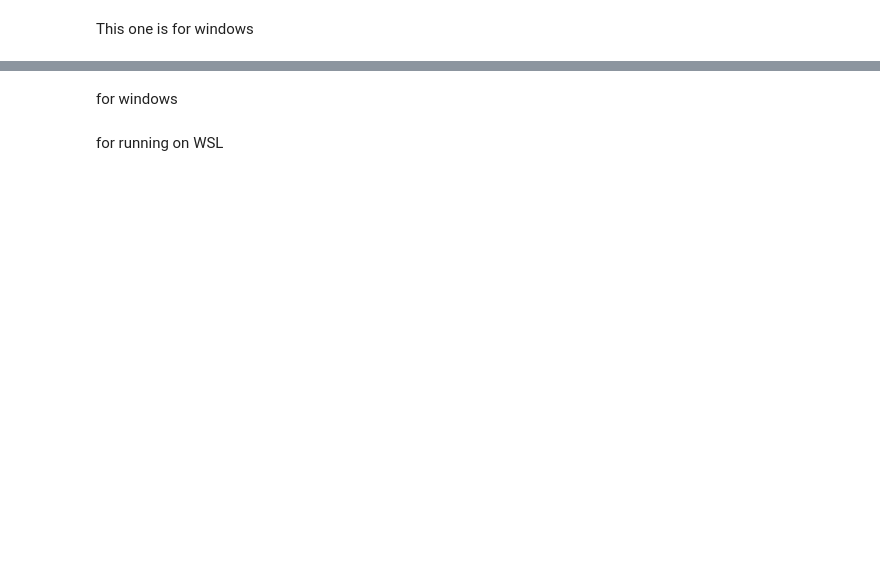
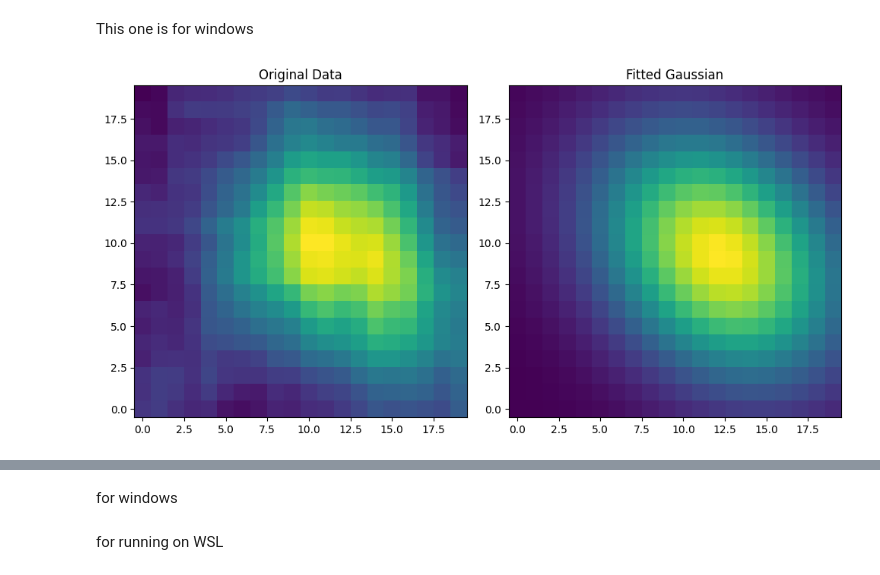
Before and after one commit to laureloneill/psf_source_localization, a Jupyter notebook: processBCFits.ipynb, the cells around one changed output, grey strips where cells are left out. Drawn from its saved outputs; the diff is of its cells as text; code cells hidden in the pictures; blank space fills up the shorter version.

Commit message:
adjustments to process files image by image

```diff
--- a/processBCFits.ipynb
+++ b/processBCFits.ipynb
@@ -75,6 +77,5 @@ imageOut = imager.evtlist2image(
 imager.plotSource(imageOut)
 peaks = imager.imager.findpeaks(imageOut.data.T) # Index 5 has the significance
 # %%
-d = fits.open("/home/laurel/astro/testing/test_reconstruct.fits.gz")
-data = d[0].header
-#out = a.header
+d1 = fits.open("/scratch/ajo5182/psfSamples/image_reconstruction/BC057_Ti_FF_233_HORI_15_0_samp1.fits.gz")
+d2 = fits.open("/scratch/ajo5182/psfSamples/image_reconstruction/BC057_Ti_FF_233_HORI_15_0_samp2.fits.gz")
@@ -85,2 +82,4 @@ p[5]
 # %%
-test = analyze_localization(d,plot=True)
+test,cov1 = analyze_localization(d1,plot=True)
+# %% [output]
+[figure, added]
```
Also changed, not shown: parts of 19 cells of this notebook, 2 other files.
